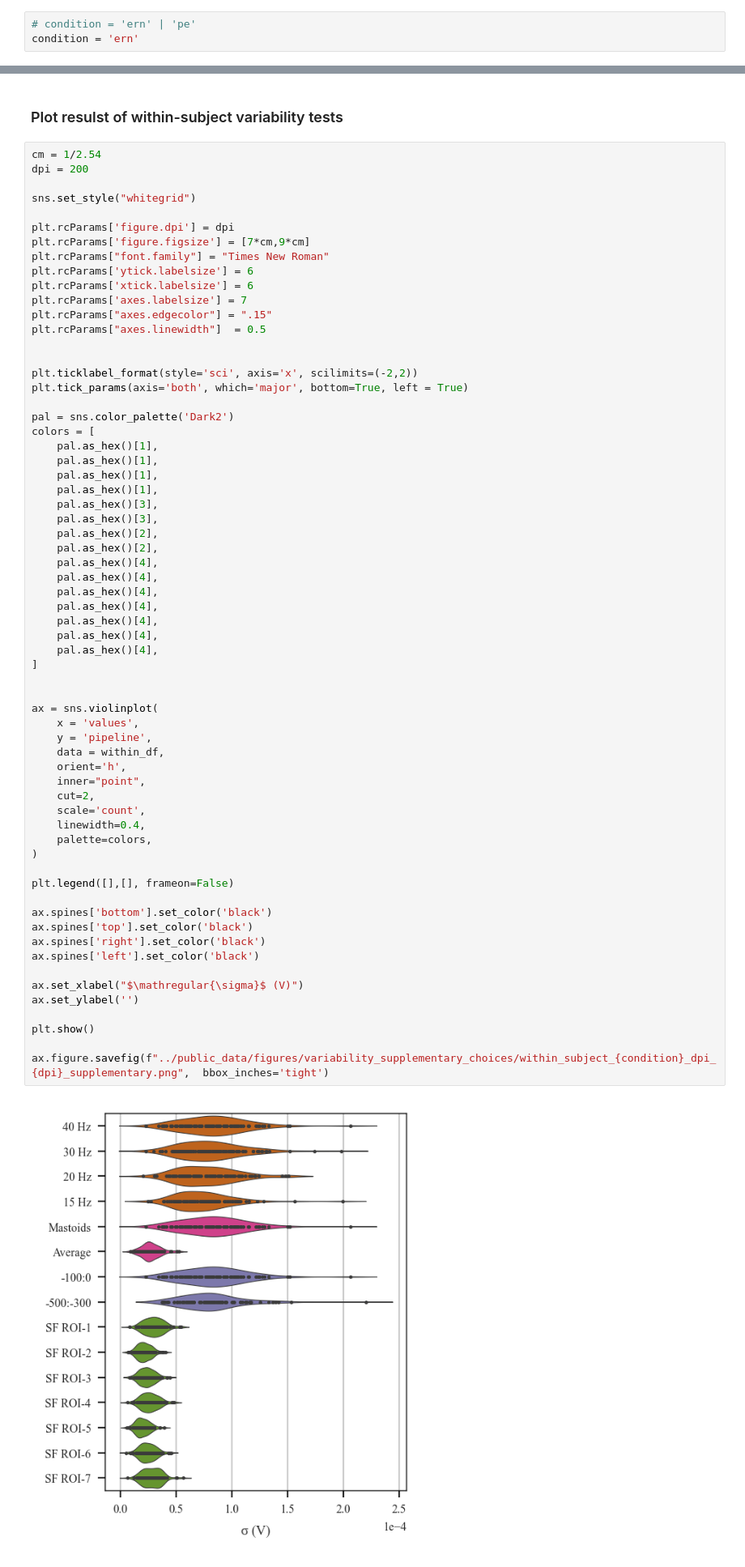
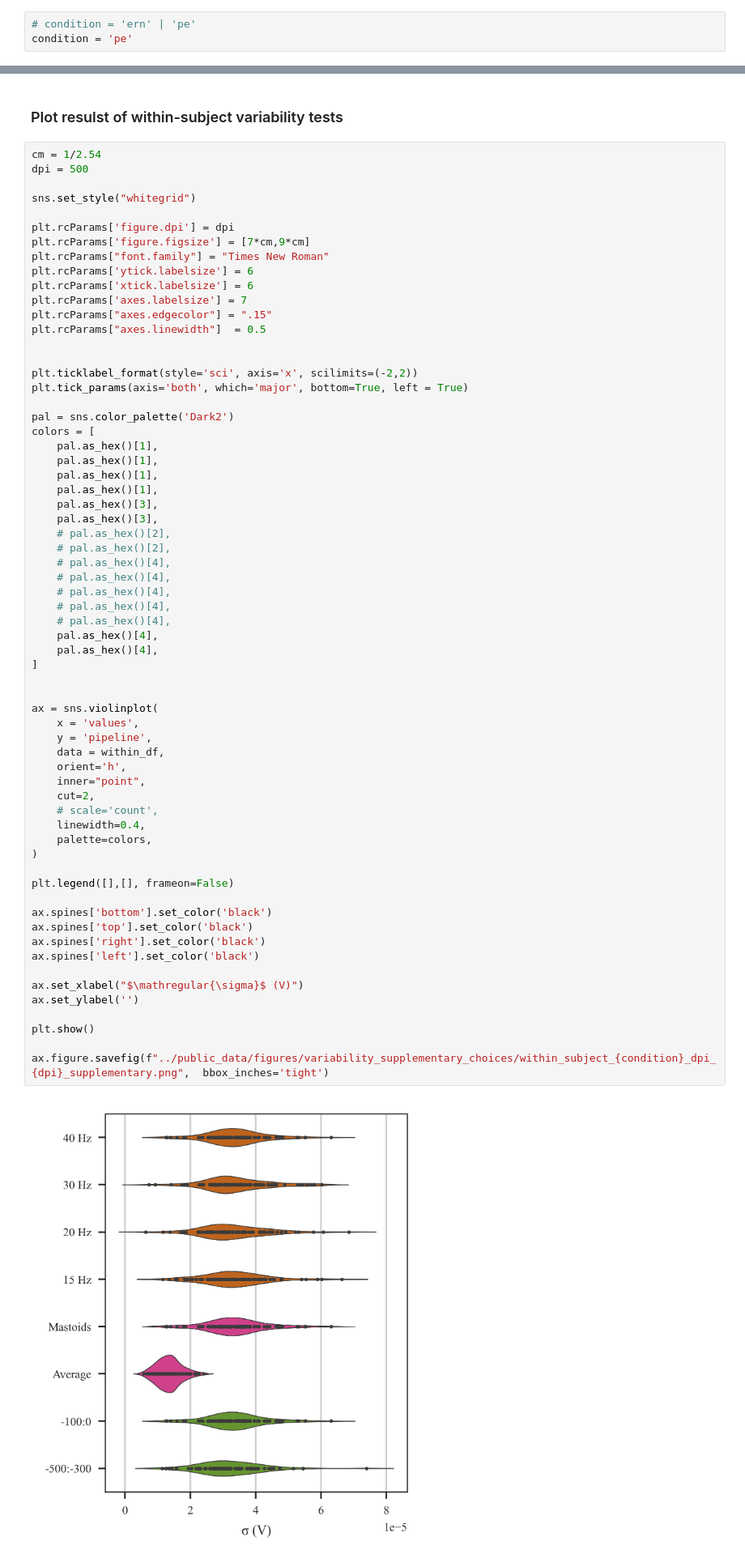
Before and after one commit to abelowska/erroneurous, a Jupyter notebook: notebooks/variability_results.ipynb, the cells around one changed output, grey strips where cells are left out. Shown at 81% size. Cells and saved outputs as stored; diff of their text form.

```diff
--- a/notebooks/variability_results.ipynb
+++ b/notebooks/variability_results.ipynb
@@ -388,7 +388,7 @@ X_test_df_500 = epochs_test_df_3
 ---
 # %%
 # condition = 'ern' | 'pe'
-condition = 'ern'
+condition = 'pe'
 # %% [markdown]
 ## Variability estimates depending on different choices in pre-processing
 # %% [markdown]
@@ -1279,7 +1166,7 @@ for index, roi in enumerate(rois_list):
 ### Plot resulst of within-subject variability tests
 # %%
 cm = 1/2.54
-dpi = 200
+dpi = 500
 
 sns.set_style("whitegrid")
 
@@ -1304,45 +1191,45 @@ colors = [
     pal.as_hex()[1],
     pal.as_hex()[3],
     pal.as_hex()[3],
-    pal.as_hex()[2],
-    pal.as_hex()[2],
-    pal.as_hex()[4],
-    pal.as_hex()[4],
-    pal.as_hex()[4],
-    pal.as_hex()[4],
-    pal.as_hex()[4],
+    # pal.as_hex()[2],
+    # pal.as_hex()[2],
+    # pal.as_hex()[4],
+    # pal.as_hex()[4],
+    # pal.as_hex()[4],
+    # pal.as_hex()[4],
+    # pal.as_hex()[4],
     pal.as_hex()[4],
     pal.as_hex()[4],
 ]
 
 
 ax = sns.violinplot(
     x = 'values',
     y = 'pipeline',
     data = within_df,
     orient='h',
     inner="point",
     cut=2,
-    scale='count',
+    # scale='count',
     linewidth=0.4,
     palette=colors,
 )
 
 plt.legend([],[], frameon=False)
 
 ax.spines['bottom'].set_color('black')
 ax.spines['top'].set_color('black')
 ax.spines['right'].set_color('black')
 ax.spines['left'].set_color('black')
 
 ax.set_xlabel("$\mathregular{\sigma}$ (V)")
 ax.set_ylabel('')
 
 plt.show()
 
 ax.figure.savefig(f"../public_data/figures/variability_supplementary_choices/within_subject_{condition}_dpi_{dpi}_supplementary.png",  bbox_inches='tight')
 # %% [output]
-[figure, old version]
+[figure, new version]
 # %% [markdown]
 ### Subject-level Internal Consistency
 
```
Also changed, not shown: parts of 27 cells of this notebook, 13 other files.
